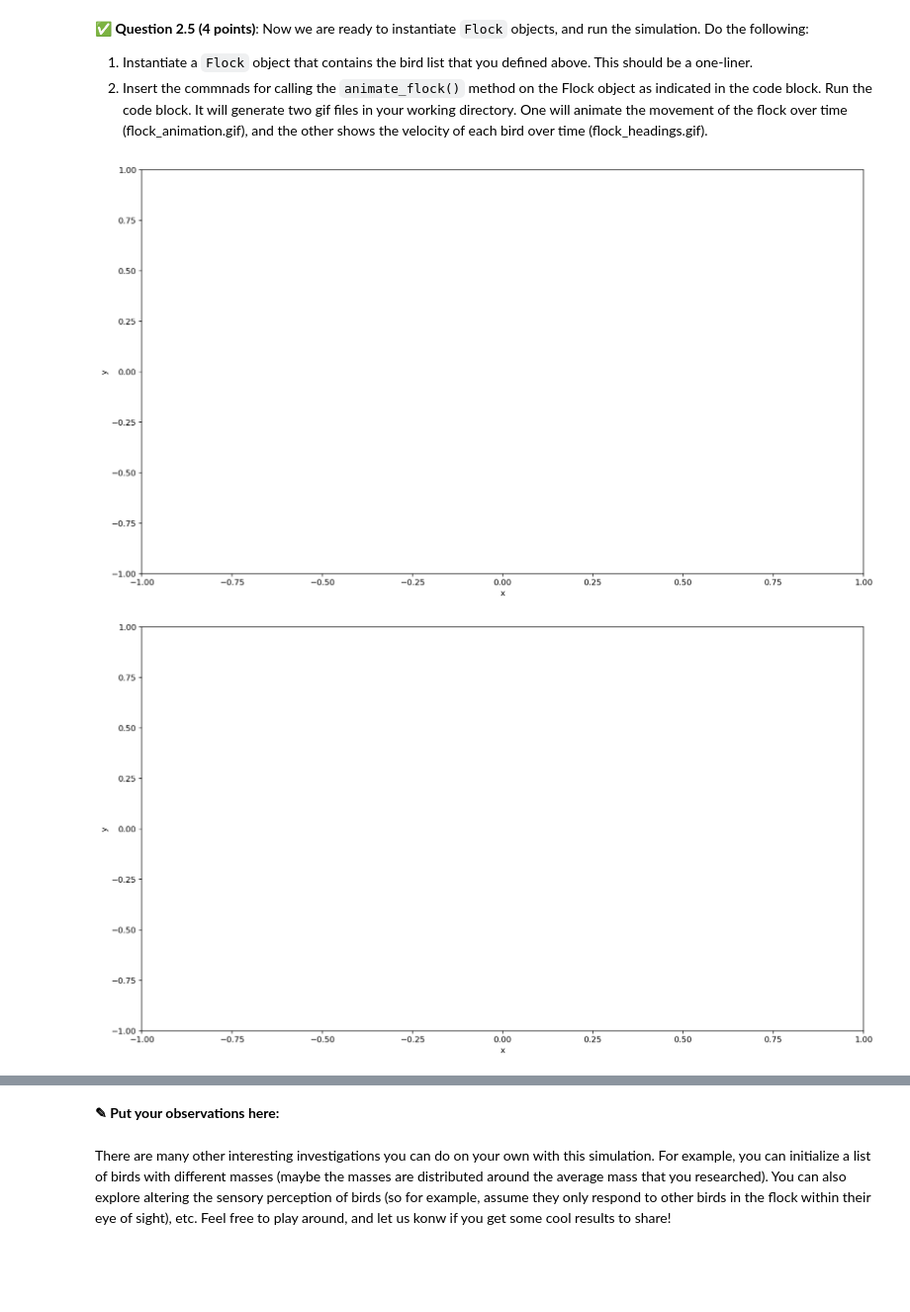
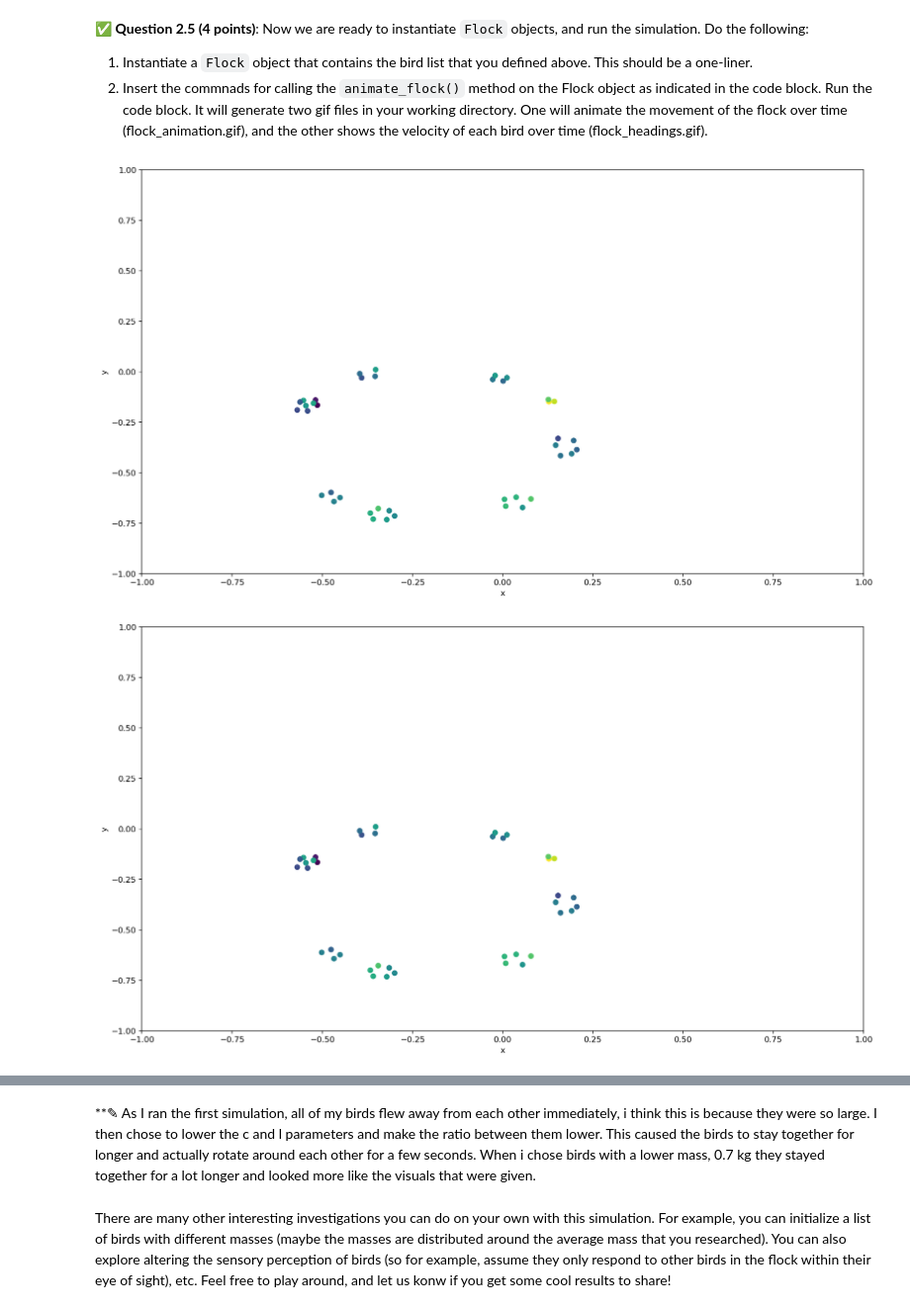
Before and after one commit to LukeAurilia/CMSE202-f24-turnin, a Jupyter notebook: hw-02/HW-02_ABMandGraphTheory-STUDENT.ipynb, the cells around one changed output, grey strips where cells are left out. Shown at 99% size. Cells and saved outputs as stored; diff of their text form; code cells hidden in the pictures; blank space fills up the shorter version.

```diff
--- a/hw-02/HW-02_ABMandGraphTheory-STUDENT.ipynb
+++ b/hw-02/HW-02_ABMandGraphTheory-STUDENT.ipynb
@@ -438,11 +442,11 @@ https://journeynorth.org/tm/eagle/facts_characteristics.html?form=MG0AV3
 # Put your code for Question 2.4 here
 #Bald Eagle
 # bird paramters
-mass =   6 #Kgs
+mass =   0.7 #Kgs
 bird_type = 'Bald Eagle'
-visual_field = 340 #Degrees
-max_speed = 46 #mph
-wing_span = 2.1 #Meters
+visual_field = 220 #Degrees
+max_speed = 31 #mph
+wing_span = 0.3 #Meters
 
 alpha = 1  # bird's self-propulsion rate in kg/second.
 beta = 0.5  # drag strength in kg.s/m^2.
@@ -450,24 +454,24 @@ beta = 0.5  # drag strength in kg.s/m^2.
 # flock parameters
 N = 40  # number of brids in the flock
 group_name = 'Soar'
-Cr = 0.6
-Lr = 1.2
-Ca = 1
-La = 1
+Cr = 0.2
+Lr = 0.4
+Ca = 0.6
+La = 1.5
 
 # Instantiate the Bird class
 #def __init__(self, bird_type ,mass, visual_field, wingspan,max_speed,alpha,beta)
 bird_list = []
 for k in range(0, N):
-        eagle = Bird(bird_type,mass,visual_field,wing_span,max_speed,alpha,beta)
-        bird_list.append(eagle)
+        robin = Bird(bird_type,mass,visual_field,wing_span,max_speed,alpha,beta)
+        bird_list.append(robin)
 # %% [markdown]
 &#9989; **Question 2.5 (4 points)**: Now we are ready to instantiate `Flock` objects, and run the simulation. Do the following:
 1. Instantiate a `Flock` object that contains the bird list that you defined above. This should be a one-liner.
 2. Insert the commnads for calling the `animate_flock()` method on the Flock object as indicated in the code block. Run the code block. It will generate two gif files in your working directory. One will animate the movement of the flock over time (flock\_animation.gif), and the other shows the velocity of each bird over time (flock\_headings.gif).
 # %%
 # Put your code for Question 2.5 here
-eagle_flock = Flock(group_name, Cr, Ca, Lr, La, bird_list)
+robin_flock = Flock(group_name, Cr, Ca, Lr, La, bird_list)
 
 # Instantiate the flock
 # <----------------------------------------------------------------------------------------------Instantiate the flock here
@@ -480,39 +484,39 @@ eagle_flock = Flock(group_name, Cr, Ca, Lr, La, bird_list)
 tspan = [0, 30]
 simulation = BirdMOver(tspan)
 
 # Perform the integration
-simulation.simulate_flock(eagle_flock)
+simulation.simulate_flock(robin_flock)
 
 # We will now create an animation of the flock. Define the time points that will be used in the animation, and create the time vector.
 nsteps = 150  # number of time vector points to evaluate the solution on
 t_vec = np.linspace(tspan[0], tspan[1], nsteps)
 
 # add metadata to the animation
 metadata = dict(title='flock_movement.gif', artist='madScientist')
 # define boundaries of the figure
 fig_bounds = [-1, 1, -1, 1]  # [xmin, xmax, ymin, ymax]
 # file name for the animation
-file_name = 'flock_animation.gif'
+file_name = 'smaller_bird_flock_animation.gif'
 
 # call the animate_flock method to animate flock locations
 # <------------------------------------------------------------------------------------------------- call the animate_flock method here to animate positions
-eagle_flock.animate_flock(simulation,t_vec,fig_bounds,metadata)
+robin_flock.animate_flock(simulation,t_vec,fig_bounds,metadata,file_name)
 
 # let's create another animation for the velocity field of the flock. We will use nsteps and t_vec from above.
 # add metadata to the animation
 metadata = dict(title='flock_headings.gif', artist='madScientist')
 
 # define boundaries of the figure
 fig_bounds = [-1, 1, -1, 1]  # [xmin, xmax, ymin, ymax]
 # file name for the animation
 file_name = 'headings_animation.gif'
 
 # call the animate_flock method
 # <------------------------------------------------------------------------------------------------- call the animate_flock method here to animate velocities
-eagle_flock.animate_flock(simulation,t_vec,fig_bounds,metadata)
+robin_flock.animate_flock(simulation,t_vec,fig_bounds,metadata,file_name)
 # %% [output]
-[figure, old version]
+[figure, new version]
-[figure, old version]
+[figure, new version]
 # %% [markdown]
 &#9989; **Question 2.6 (8 points)**: If all goes well, you should obtain a gif showing the birds flying in clumps along a ring similar to the animation below (I used nsteps=300, and tspan=[0,60] to make the animation smoother and longer).
 The gif on the left shows positions over time, while the plot on the right is a quiver plot of the velocities. The color in both animations corresopnds to the velcities of the birds.
@@ -531,8 +535,8 @@ Different flock parameters can lead to different swarming behavior, or even the
 * __Hint2__: start with grid_bound=[-1,1,-1,1]. If the birds leave that bound, try expanding image boundary and re-animate to get a better view of wht the flock is doing. Also, increasing nsteps from 150 to 200, or 300 will create a smoother animation, but may increase the runtime.
 
 <img src="https://github.com/hoolagans/CMSE202_FS24/blob/main/flock_parameter_chart.png?raw=true" alt="Diagram showing partitioned space of the D'Orsonga model." align="center" style="width:25%"/>
-# %% [markdown]
-**<font size=+3>&#9998;</font> Put your observations here:**
+# %% [markdown]
+**<font size=+3>&#9998;</font> As I ran the first simulation, all of my birds flew away from each other immediately, i think this is because they were so large. I then chose to lower the c and l parameters and make the ratio between them lower. This caused the birds to stay together for longer and actually rotate around each other for a few seconds. When i chose birds with a lower mass, 0.7 kg they stayed together for a lot longer and looked more like the visuals that were given.
 # %% [markdown]
 There are many other interesting investigations you can do on your own with this simulation. For example, you can initialize a list of birds with different masses (maybe the masses are distributed around the average mass that you researched). You can also explore altering the sensory perception of birds (so for example, assume they only respond to other birds in the flock within their eye of sight), etc. Feel free to play around, and let us konw if you get some cool results to share!
 # %% [markdown]
```
Also changed, not shown: parts of 24 cells of this notebook.
